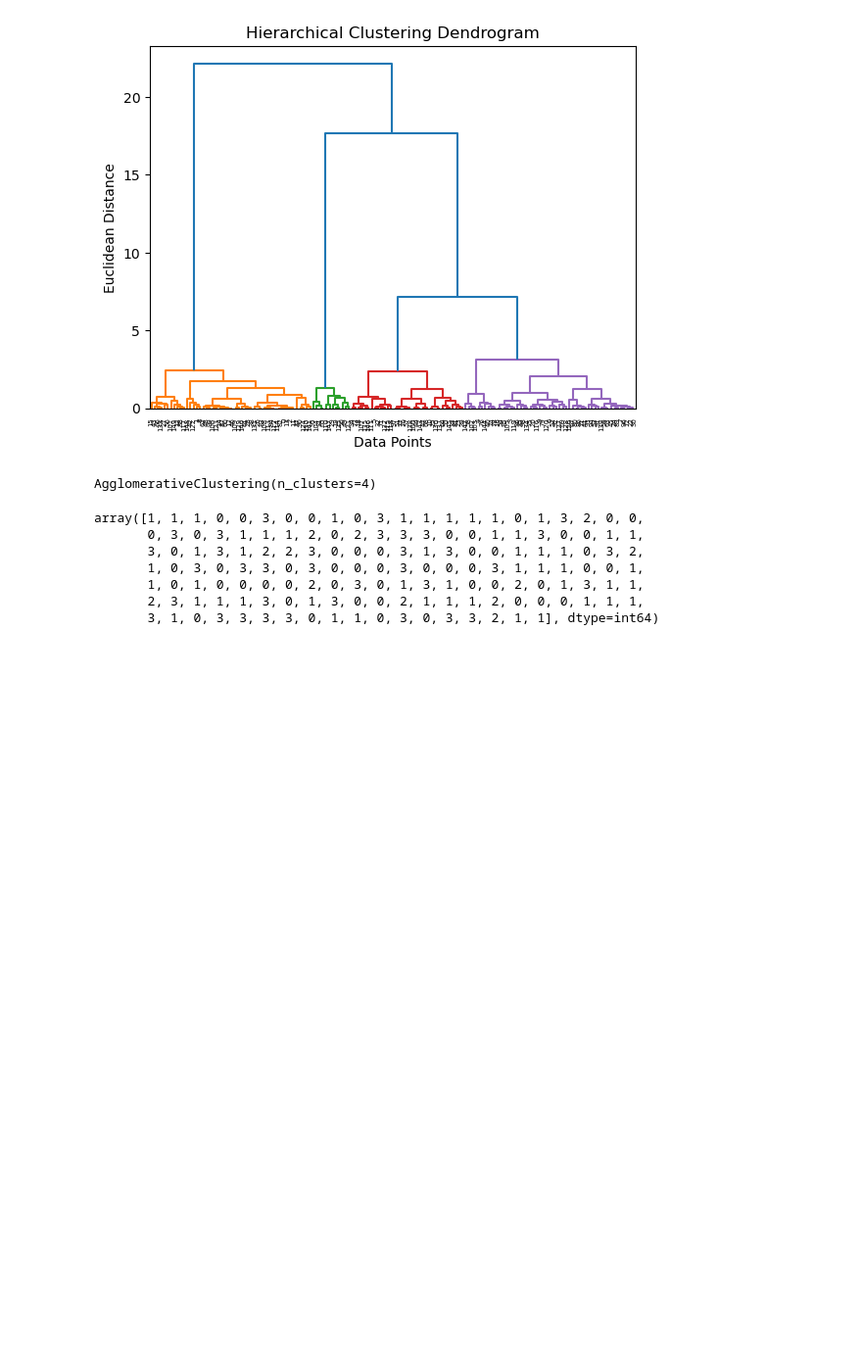
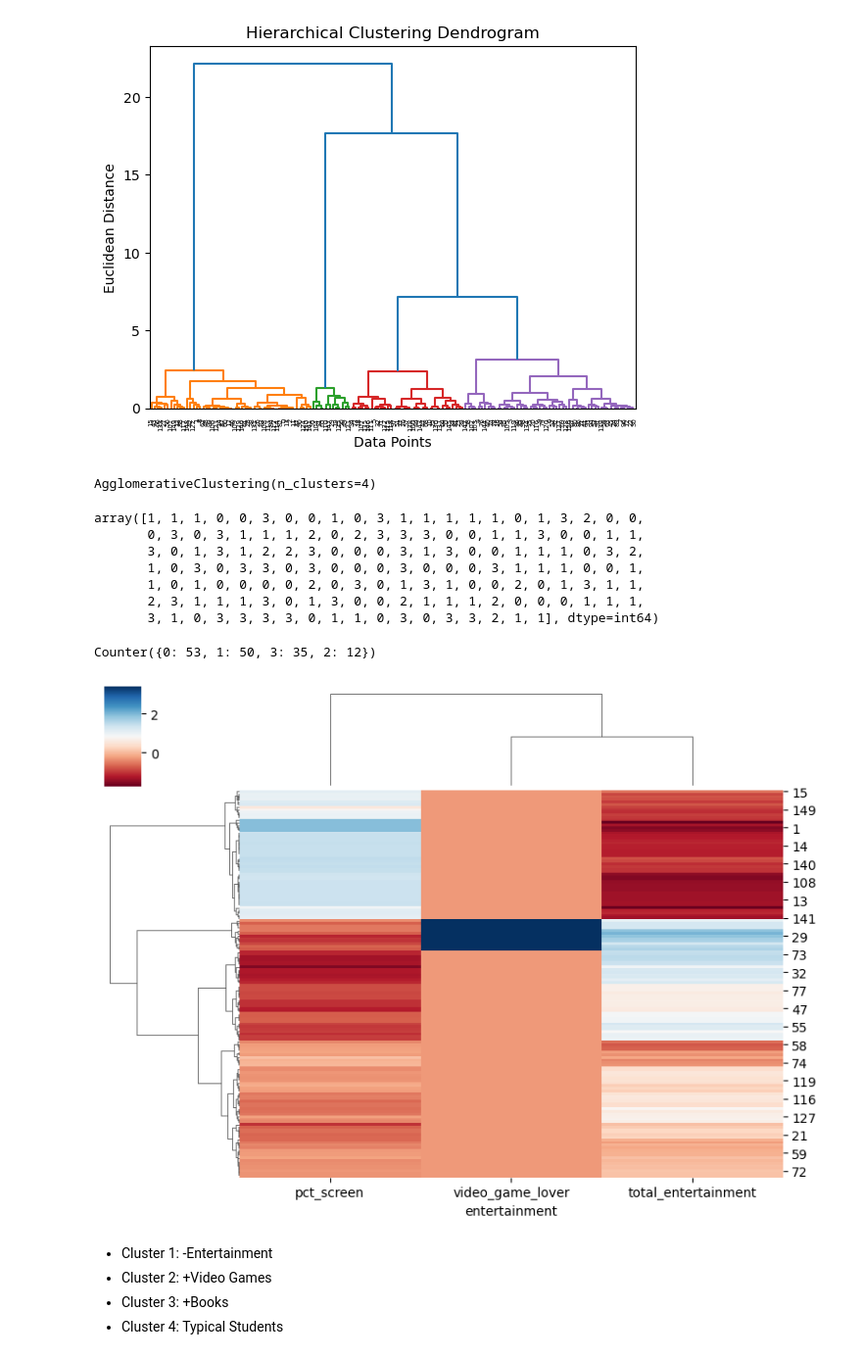
Before and after one commit to Camiloesp/PythonDataScience_UnsupervisedML, a Jupyter notebook: 2_Clustering.ipynb, the cells around one changed output. Shown at 98% size. Saved outputs shown, nothing was run; the diff lists cells and outputs as text; code cells hidden in the pictures; blank space fills up the shorter version.

```diff
--- a/2_Clustering.ipynb
+++ b/2_Clustering.ipynb
@@ -618,3 +628,18 @@ array([1, 1, 1, 0, 0, 3, 0, 0, 1, 0, 3, 1, 1, 1, 1, 1, 0, 1, 3, 2, 0, 0,
        1, 0, 1, 0, 0, 0, 0, 2, 0, 3, 0, 1, 3, 1, 0, 0, 2, 0, 1, 3, 1, 1,
        2, 3, 1, 1, 1, 3, 0, 1, 3, 0, 0, 2, 1, 1, 1, 2, 0, 0, 0, 1, 1, 1,
        3, 1, 0, 3, 3, 3, 3, 0, 1, 1, 0, 3, 0, 3, 3, 2, 1, 1], dtype=int64)
+# %%
+Counter(agg_v2.labels_)
+# %% [output]
+Counter({0: 53, 1: 50, 3: 35, 2: 12})
+# %%
+# Create a cluster map
+clustermap_v2 = sns.clustermap(data_v2, method='ward', cmap='RdBu', figsize=(8,6), xticklabels=data_v2.columns)
+plt.show()
+# %% [output]
+[figure, added]
+# %% [markdown]
+* Cluster 1: -Entertainment
+* Cluster 2: +Video Games
+* Cluster 3: +Books
+* Cluster 4: Typical Students
```
Also changed, not shown: parts of 8 cells of this notebook, 1 other file.
